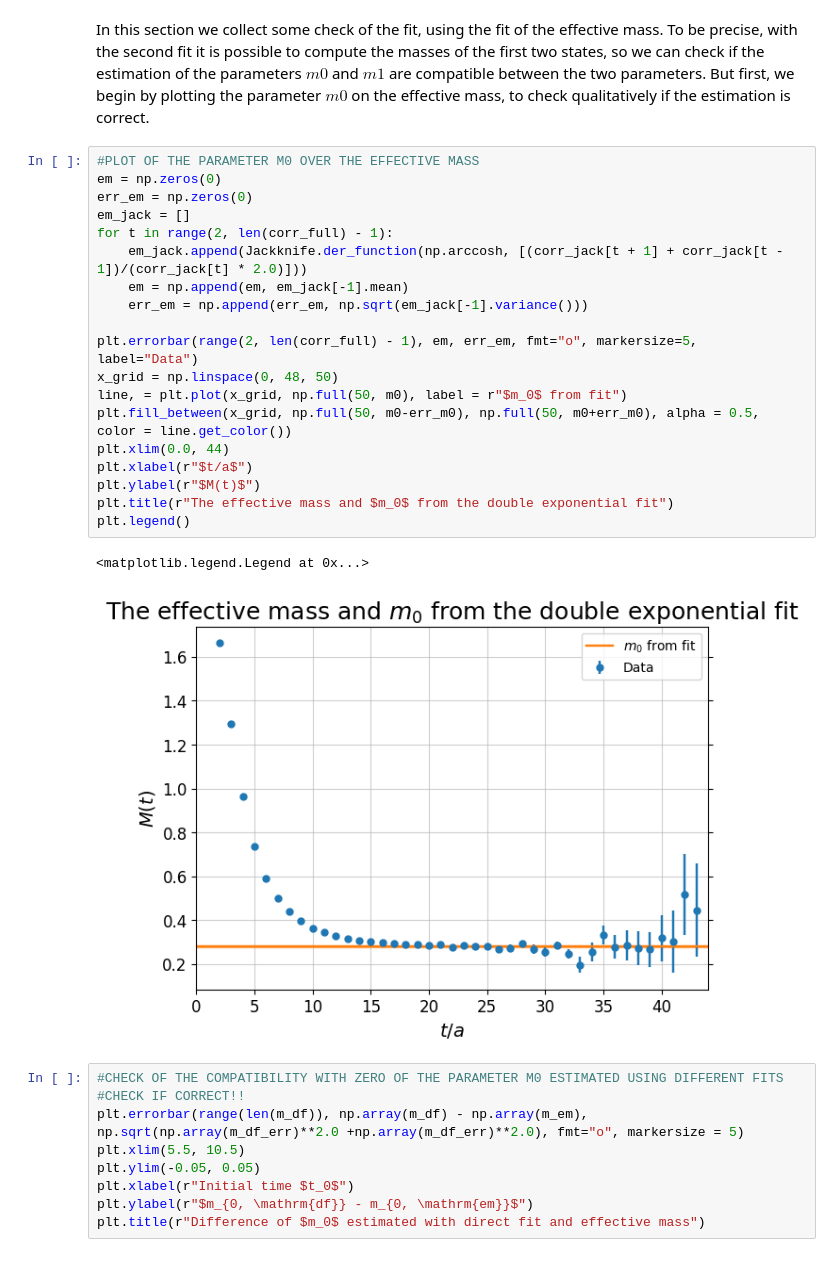
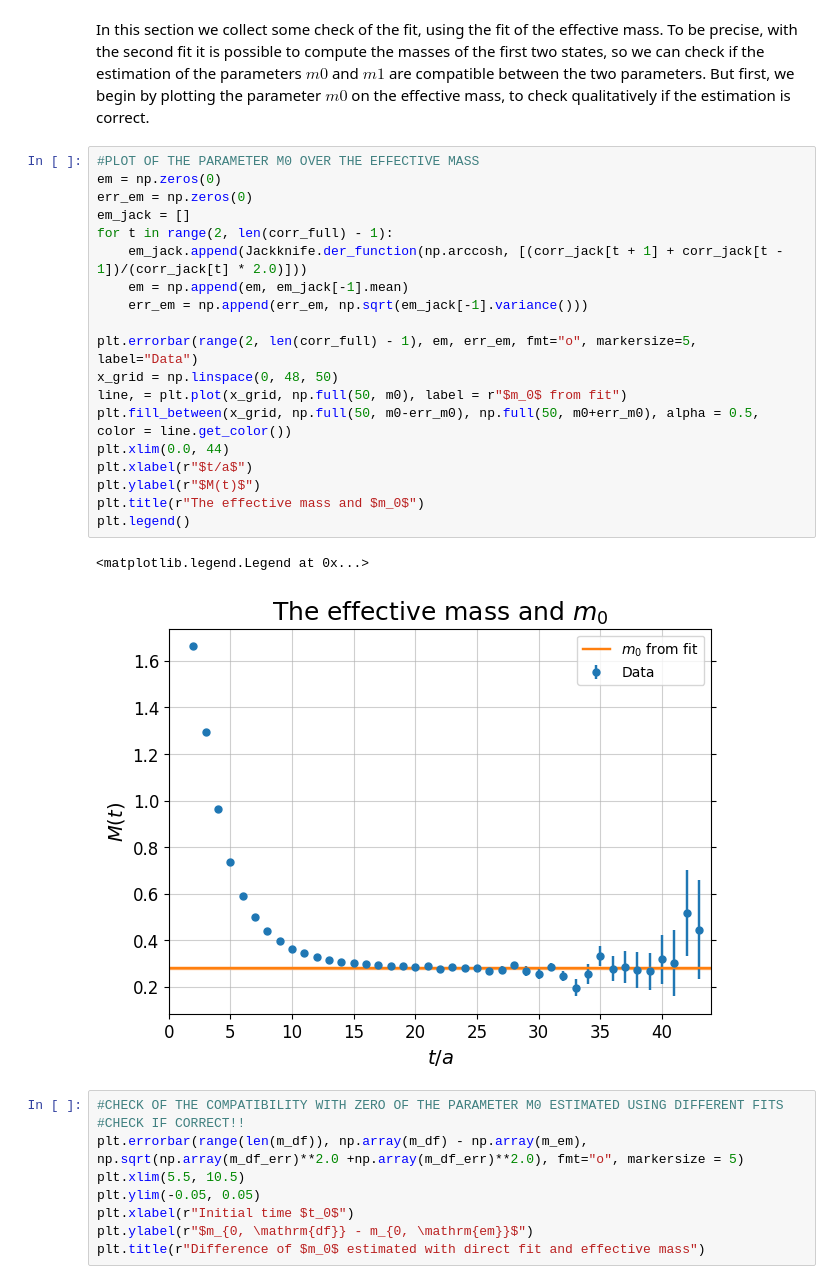
Before and after one commit to DiegoToniolo/Analysis_spectral_densities, a Jupyter notebook: compare_fit.ipynb, the cells around one changed output. Saved outputs shown, nothing was run; the diff lists cells and outputs as text.

```diff
--- a/compare_fit.ipynb
+++ b/compare_fit.ipynb
@@ -162,25 +164,25 @@ In this section we collect some check of the fit, using the fit of the effective
 # %%
 #PLOT OF THE PARAMETER M0 OVER THE EFFECTIVE MASS
 em = np.zeros(0)
 err_em = np.zeros(0)
 em_jack = []
 for t in range(2, len(corr_full) - 1):
     em_jack.append(Jackknife.der_function(np.arccosh, [(corr_jack[t + 1] + corr_jack[t - 1])/(corr_jack[t] * 2.0)]))
     em = np.append(em, em_jack[-1].mean)
     err_em = np.append(err_em, np.sqrt(em_jack[-1].variance()))
 
 plt.errorbar(range(2, len(corr_full) - 1), em, err_em, fmt="o", markersize=5, label="Data")
 x_grid = np.linspace(0, 48, 50)
 line, = plt.plot(x_grid, np.full(50, m0), label = r"$m_0$ from fit")
 plt.fill_between(x_grid, np.full(50, m0-err_m0), np.full(50, m0+err_m0), alpha = 0.5, color = line.get_color())
 plt.xlim(0.0, 44)
 plt.xlabel(r"$t/a$")
 plt.ylabel(r"$M(t)$")
-plt.title(r"The effective mass and $m_0$ from the double exponential fit")
+plt.title(r"The effective mass and $m_0$")
 plt.legend()
 # %% [output]
 <matplotlib.legend.Legend at 0x...>
-[figure, old version]
+[figure, new version]
 # %%
 #CHECK OF THE COMPATIBILITY WITH ZERO OF THE PARAMETER M0 ESTIMATED USING DIFFERENT FITS
 #CHECK IF CORRECT!!
```
Also changed, not shown: parts of 1 cell of this notebook.
